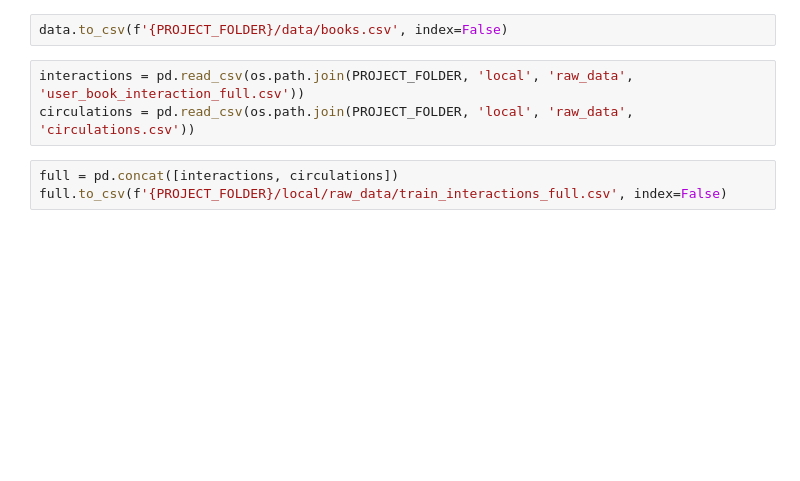
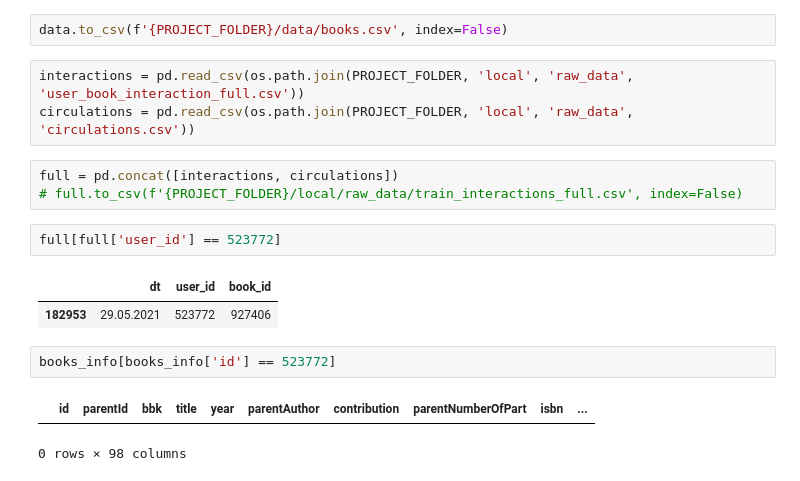
Before and after one commit to MAGLeb/hackaton-2021-recsys, a Jupyter notebook: notebooks/books_preprocessing.ipynb, the cells around one changed output. Drawn from its saved outputs; the diff is of its cells as text; blank space fills up the shorter version.

```diff
--- a/notebooks/books_preprocessing.ipynb
+++ b/notebooks/books_preprocessing.ipynb
@@ -330,4 +330,14 @@ interactions = pd.read_csv(os.path.join(PROJECT_FOLDER, 'local', 'raw_data', 'us
 circulations = pd.read_csv(os.path.join(PROJECT_FOLDER, 'local', 'raw_data', 'circulations.csv'))
 # %%
 full = pd.concat([interactions, circulations])
-full.to_csv(f'{PROJECT_FOLDER}/local/raw_data/train_interactions_full.csv', index=False)
+# full.to_csv(f'{PROJECT_FOLDER}/local/raw_data/train_interactions_full.csv', index=False)
+# %%
+full[full['user_id'] == 523772]
+# %% [output]
+|  | dt | user_id | book_id |
+| 182953 | 29.05.2021 | 523772 | 927406 |
+# %%
+books_info[books_info['id'] == 523772]
+# %% [output]
+|  | id | parentId | bbk | title | year | parentAuthor | contribution | parentNumberOfPart | isbn | ... |
+0 rows × 98 columns
```
Also changed, not shown: 2 other files.
